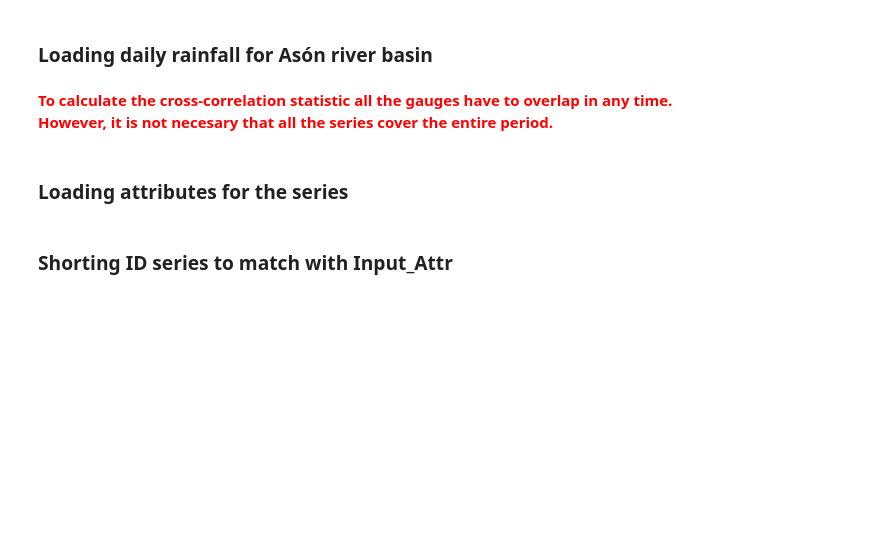
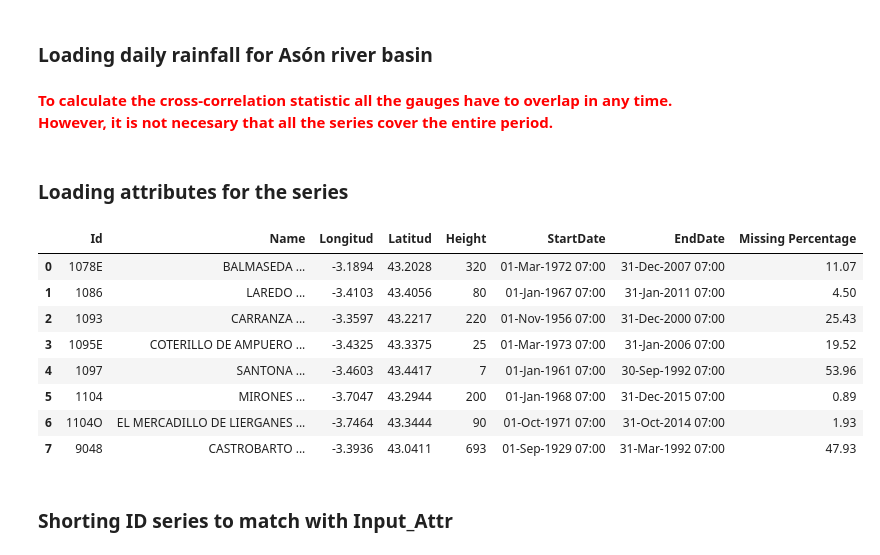
Before and after one commit to IHCantabria/NEOPRENE, a Jupyter notebook: notebooks/STNSRP_test.ipynb, the cells around one changed output. Drawn from its saved outputs; the diff is of its cells as text; code cells hidden in the pictures; blank space fills up the shorter version.

```diff
--- a/notebooks/STNSRP_test.ipynb
+++ b/notebooks/STNSRP_test.ipynb
@@ -53,6 +56,18 @@ Series_SPD[Series_SPD.values<0]=np.nan
 Input_Series=Series_SPD.copy()
 # %% [markdown]
 ### Loading attributes for the series
+# %%
+Attributes_SPD
+# %% [output]
+|  | Id | Name | Longitud | Latitud | Height | StartDate | EndDate | Missing Percentage |
+| 0 | 1078E | BALMASEDA ... | -3.1894 | 43.2028 | 320 | 01-Mar-1972 07:00 | 31-Dec-2007 07:00 | 11.07 |
+| 1 | 1086 | LAREDO ... | -3.4103 | 43.4056 | 80 | 01-Jan-1967 07:00 | 31-Jan-2011 07:00 | 4.50 |
+| 2 | 1093 | CARRANZA ... | -3.3597 | 43.2217 | 220 | 01-Nov-1956 07:00 | 31-Dec-2000 07:00 | 25.43 |
+| 3 | 1095E | COTERILLO DE AMPUERO ... | -3.4325 | 43.3375 | 25 | 01-Mar-1973 07:00 | 31-Jan-2006 07:00 | 19.52 |
+| 4 | 1097 | SANTONA ... | -3.4603 | 43.4417 | 7 | 01-Jan-1961 07:00 | 30-Sep-1992 07:00 | 53.96 |
+| 5 | 1104 | MIRONES ... | -3.7047 | 43.2944 | 200 | 01-Jan-1968 07:00 | 31-Dec-2015 07:00 | 0.89 |
+| 6 | 1104O | EL MERCADILLO DE LIERGANES ... | -3.7464 | 43.3444 | 90 | 01-Oct-1971 07:00 | 31-Oct-2014 07:00 | 1.93 |
+| 7 | 9048 | CASTROBARTO ... | -3.3936 | 43.0411 | 693 | 01-Sep-1929 07:00 | 31-Mar-1992 07:00 | 47.93 |
 # %%
 Attributes_SPD= pd.read_csv('auxiliary-materials/SPD/Attributes.csv')
 Input_Attr=pd.DataFrame()
```
Also changed, not shown: parts of 9 cells of this notebook, 37 other files.
